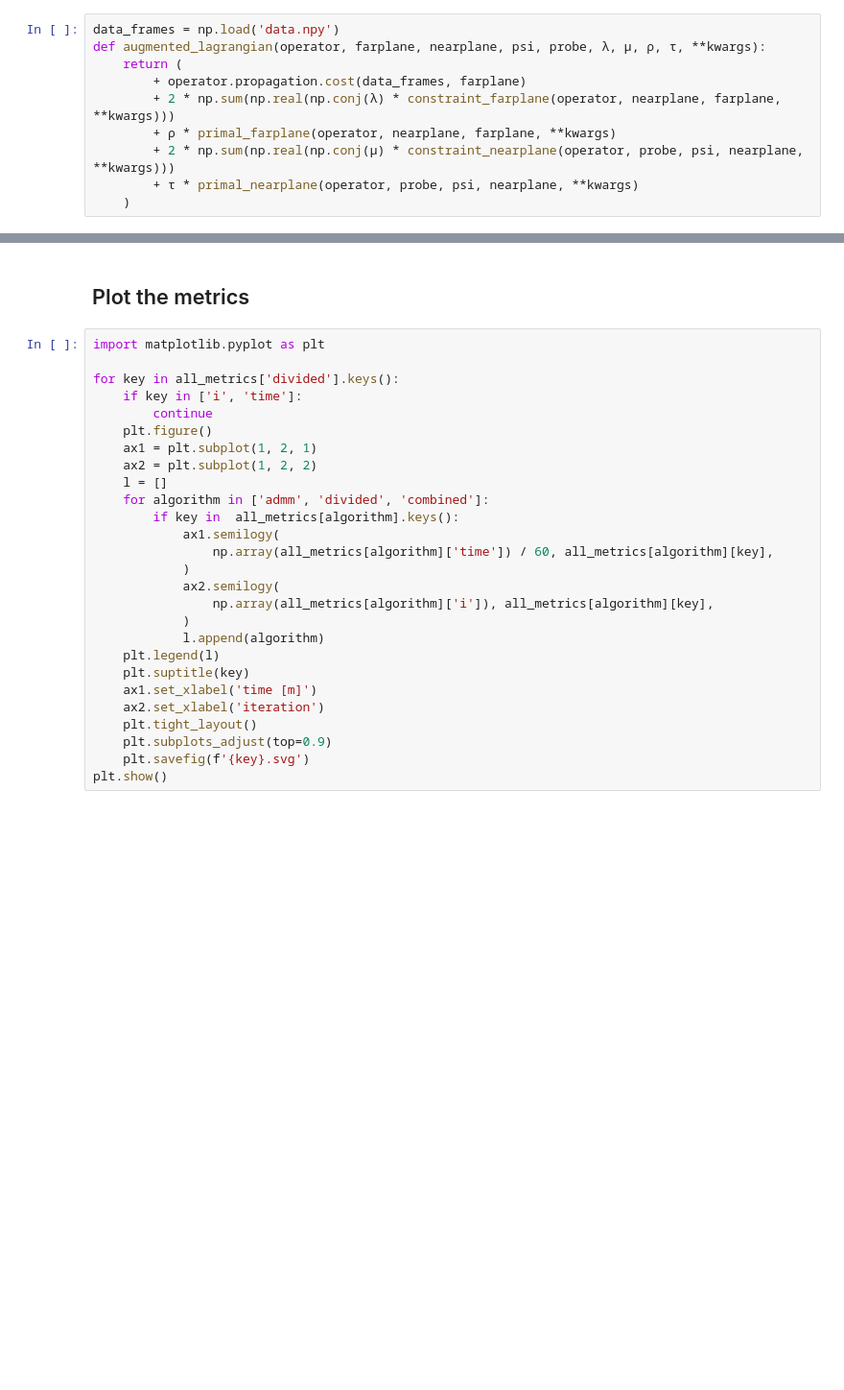
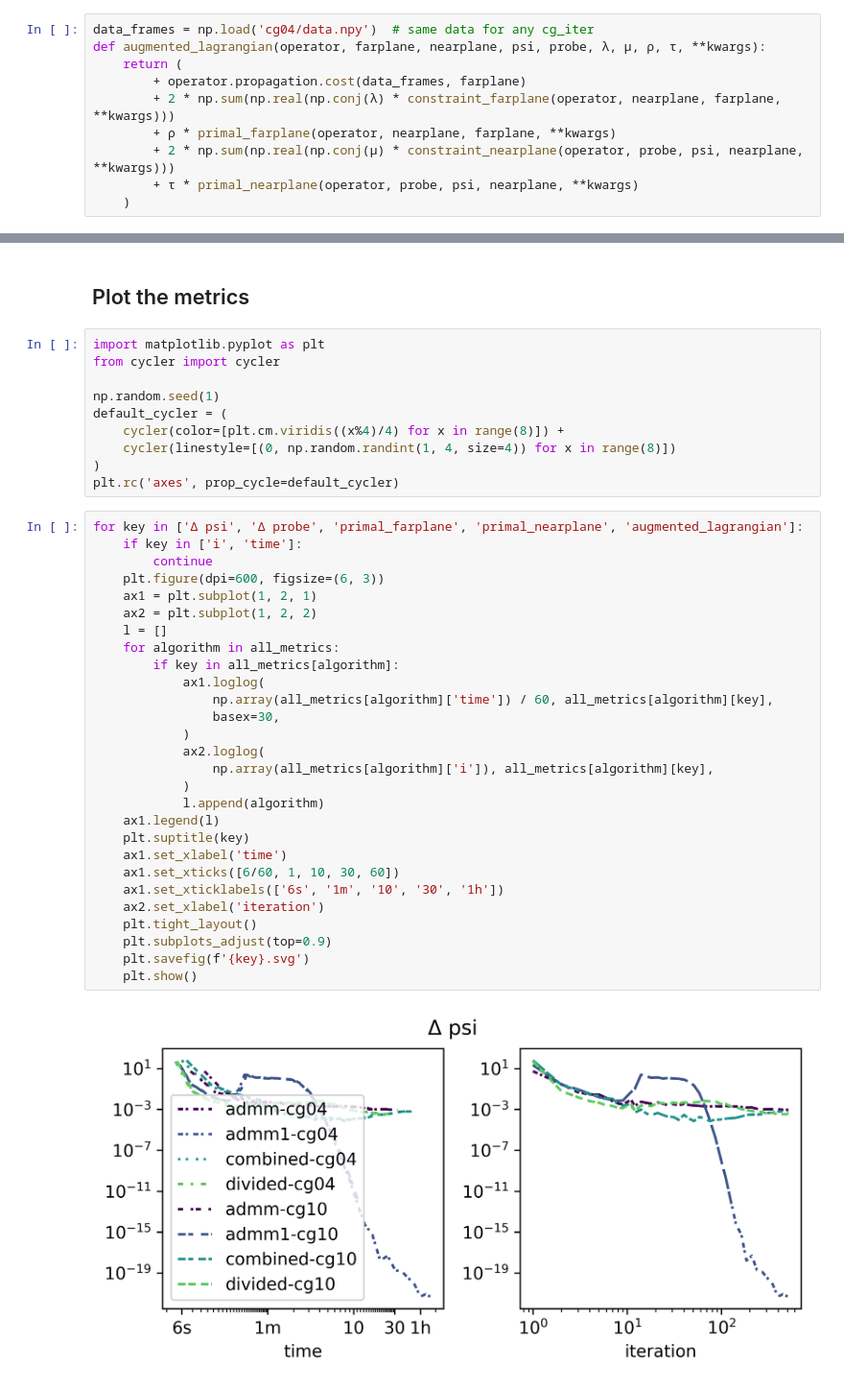
Before and after one commit to carterbox/bookish-palm-tree, a Jupyter notebook: convergence-compare.ipynb, the cells around one changed output, grey strips where cells are left out. Shown at 96% size. Saved outputs shown, nothing was run; the diff lists cells and outputs as text; blank space fills up the shorter version.

```diff
--- a/convergence-compare.ipynb
+++ b/convergence-compare.ipynb
@@ -32,7 +32,7 @@ def primal_nearplane(operator, probe, psi, nearplane, **kwargs):
 # %%
 # dual residuals are same as relative error for farplane and nearplane?
 # %%
-data_frames = np.load('data.npy')
+data_frames = np.load('cg04/data.npy')  # same data for any cg_iter
 def augmented_lagrangian(operator, farplane, nearplane, psi, probe, λ, μ, ρ, τ, **kwargs):
     return (
         + operator.propagation.cost(data_frames, farplane)
@@ -140,29 +127,42 @@ KeyError: 'time is not a file in the archive'
 # %% [markdown]
 ## Plot the metrics
+# %%
+import matplotlib.pyplot as plt
+from cycler import cycler
+
+np.random.seed(1)
+default_cycler = (
+    cycler(color=[plt.cm.viridis((x%4)/4) for x in range(8)]) +
+    cycler(linestyle=[(0, np.random.randint(1, 4, size=4)) for x in range(8)])
+)
+plt.rc('axes', prop_cycle=default_cycler)
 # %%
-import matplotlib.pyplot as plt
-
-for key in all_metrics['divided'].keys():
+for key in ['Δ psi', 'Δ probe', 'primal_farplane', 'primal_nearplane', 'augmented_lagrangian']:
     if key in ['i', 'time']:
         continue
-    plt.figure()
+    plt.figure(dpi=600, figsize=(6, 3))
     ax1 = plt.subplot(1, 2, 1)
     ax2 = plt.subplot(1, 2, 2)
     l = []
-    for algorithm in ['admm', 'divided', 'combined']:
-        if key in  all_metrics[algorithm].keys():
-            ax1.semilogy(
+    for algorithm in all_metrics:
+        if key in all_metrics[algorithm]:
+            ax1.loglog(
                 np.array(all_metrics[algorithm]['time']) / 60, all_metrics[algorithm][key],
+                basex=30,
             )
-            ax2.semilogy(
+            ax2.loglog(
                 np.array(all_metrics[algorithm]['i']), all_metrics[algorithm][key],
             )
             l.append(algorithm)
-    plt.legend(l)
+    ax1.legend(l)
     plt.suptitle(key)
-    ax1.set_xlabel('time [m]')
+    ax1.set_xlabel('time')
+    ax1.set_xticks([6/60, 1, 10, 30, 60])
+    ax1.set_xticklabels(['6s', '1m', '10', '30', '1h'])
     ax2.set_xlabel('iteration')
     plt.tight_layout()
     plt.subplots_adjust(top=0.9)
     plt.savefig(f'{key}.svg')
-plt.show()
+    plt.show()
+# %% [output]
+[figure, added]
```
Also changed, not shown: parts of 2 cells of this notebook, 1 other file.
